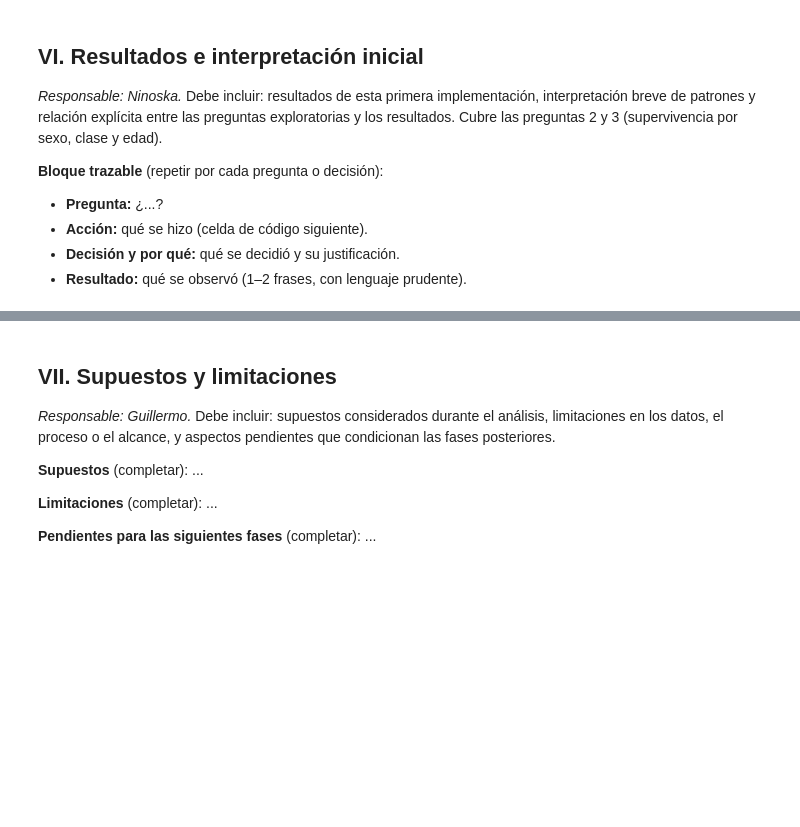
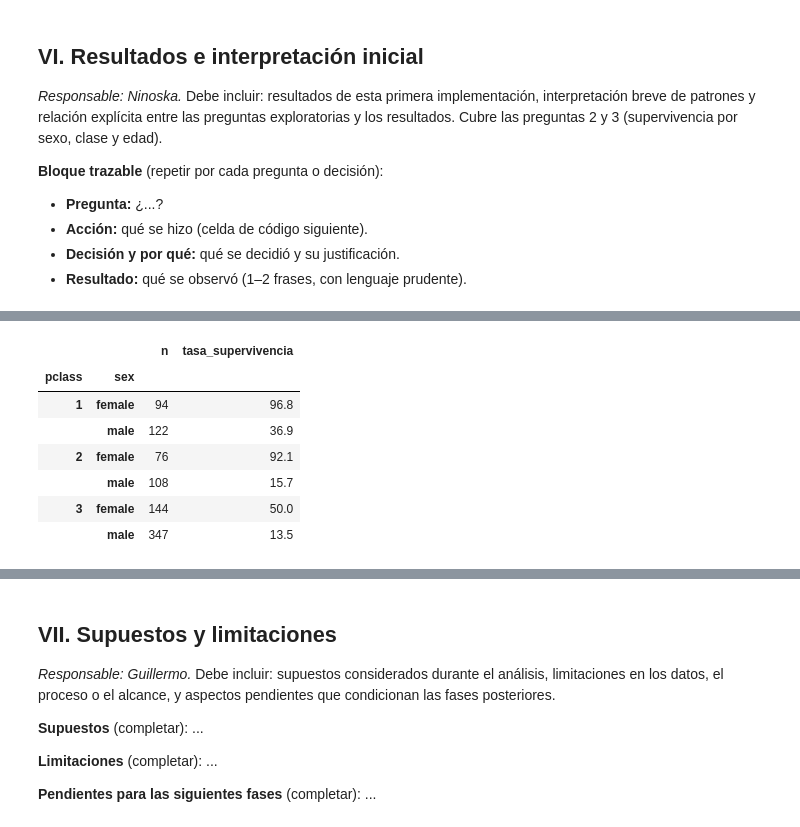
Before and after one commit to fdiaztoro/proyecto-grupo4-mcdi503, a Jupyter notebook: notebooks/mcdi503_f1_sumativo_grupo4.ipynb, the cells around one changed output, grey strips where cells are left out. Cells and saved outputs as stored; diff of their text form; code cells hidden in the pictures; blank space fills up the shorter version.

```diff
--- a/notebooks/mcdi503_f1_sumativo_grupo4.ipynb
+++ b/notebooks/mcdi503_f1_sumativo_grupo4.ipynb
@@ -451,0 +455,16 @@ Tasa de supervivencia según disponibilidad del dato:
+# %%
+tasa_sexo_clase = (
+    titanic_eda.groupby(["pclass", "sex"], observed=True)["survived"]
+    .agg(n="size", tasa_supervivencia="mean")
+)
+tasa_sexo_clase["tasa_supervivencia"] = (tasa_sexo_clase["tasa_supervivencia"] * 100).round(1)
+tasa_sexo_clase
+# %% [output]
+|  |  | n | tasa_supervivencia |
+| pclass | sex |  |  |
+| 1 | female | 94 | 96.8 |
+|  | male | 122 | 36.9 |
+| 2 | female | 76 | 92.1 |
+|  | male | 108 | 15.7 |
+| 3 | female | 144 | 50.0 |
+|  | male | 347 | 13.5 |
```
Also changed, not shown: parts of 9 cells of this notebook.
